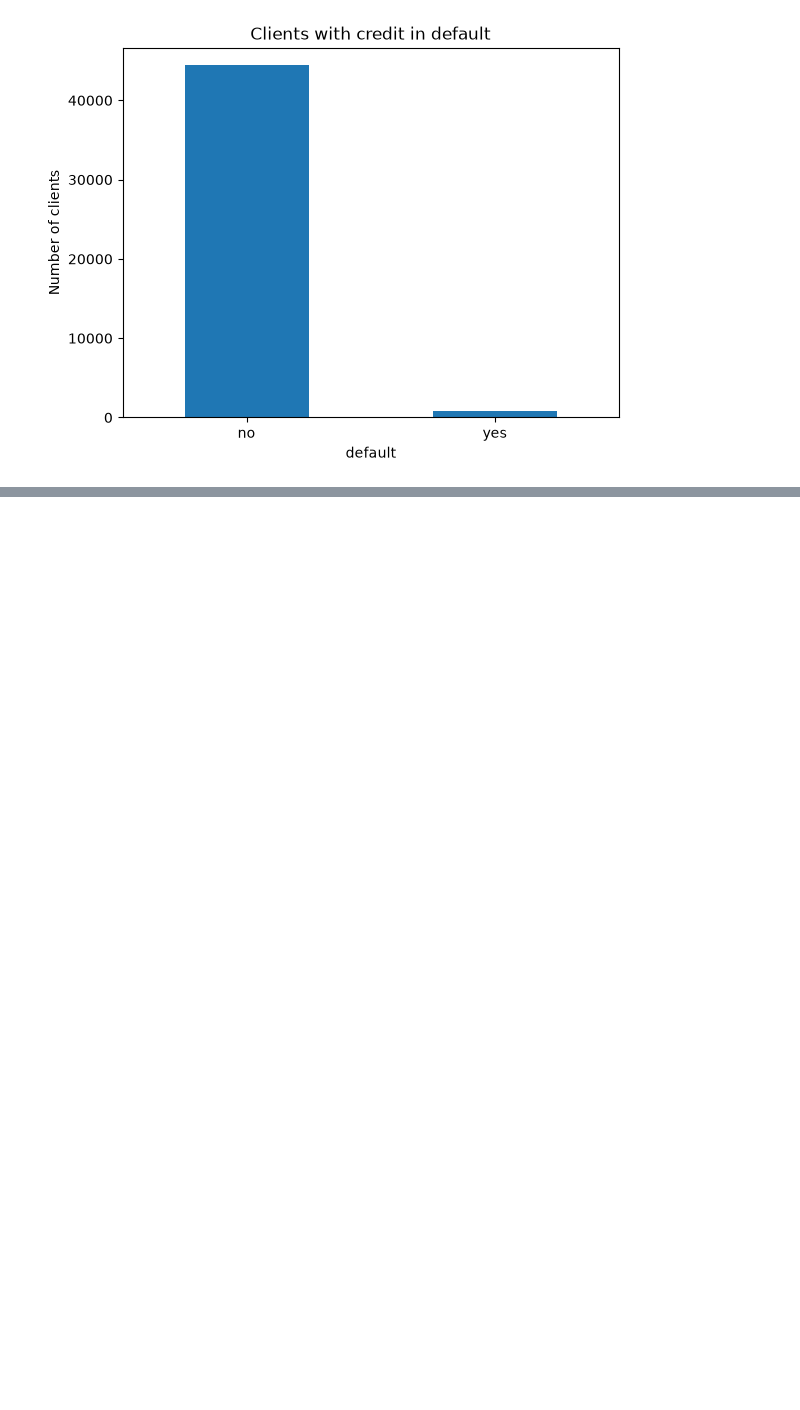
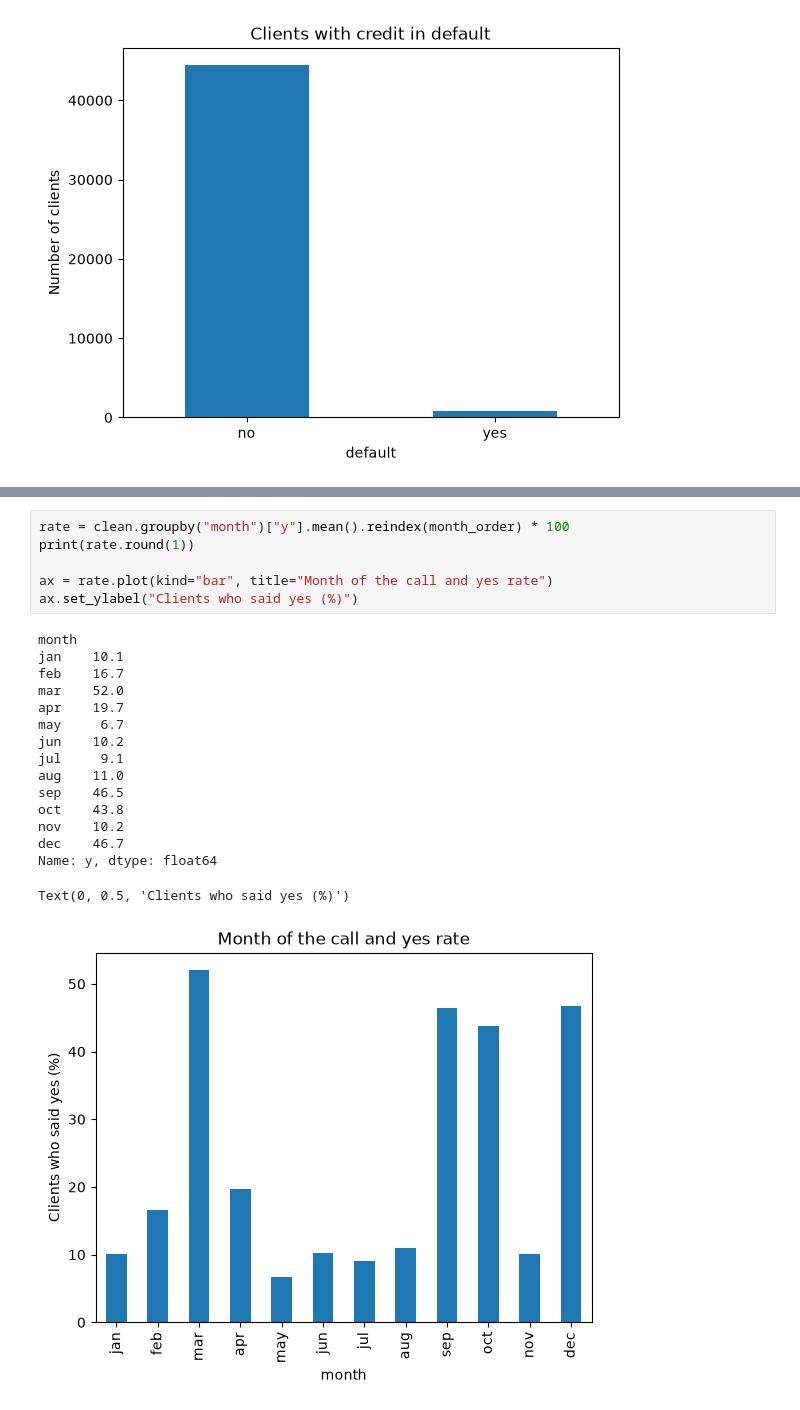
Before and after one commit to nicholas-dumas/ai_mlops_hands_on_exercise, a Jupyter notebook: notebooks/eda.ipynb, the cells around one changed output, grey strips where cells are left out. Cells and saved outputs as stored; diff of their text form; blank space fills up the shorter version.

```diff
--- a/notebooks/eda.ipynb
+++ b/notebooks/eda.ipynb
@@ -454,0 +519,23 @@ Name: y, dtype: float64
+# %%
+rate = clean.groupby("month")["y"].mean().reindex(month_order) * 100
+print(rate.round(1))
+
+ax = rate.plot(kind="bar", title="Month of the call and yes rate")
+ax.set_ylabel("Clients who said yes (%)")
+# %% [output]
+month
+jan    10.1
+feb    16.7
+mar    52.0
+apr    19.7
+may     6.7
+jun    10.2
+jul     9.1
+aug    11.0
+sep    46.5
+oct    43.8
+nov    10.2
+dec    46.7
+Name: y, dtype: float64
+Text(0, 0.5, 'Clients who said yes (%)')
+[figure, added]
```
Also changed, not shown: parts of 37 cells of this notebook, 4 other files.
